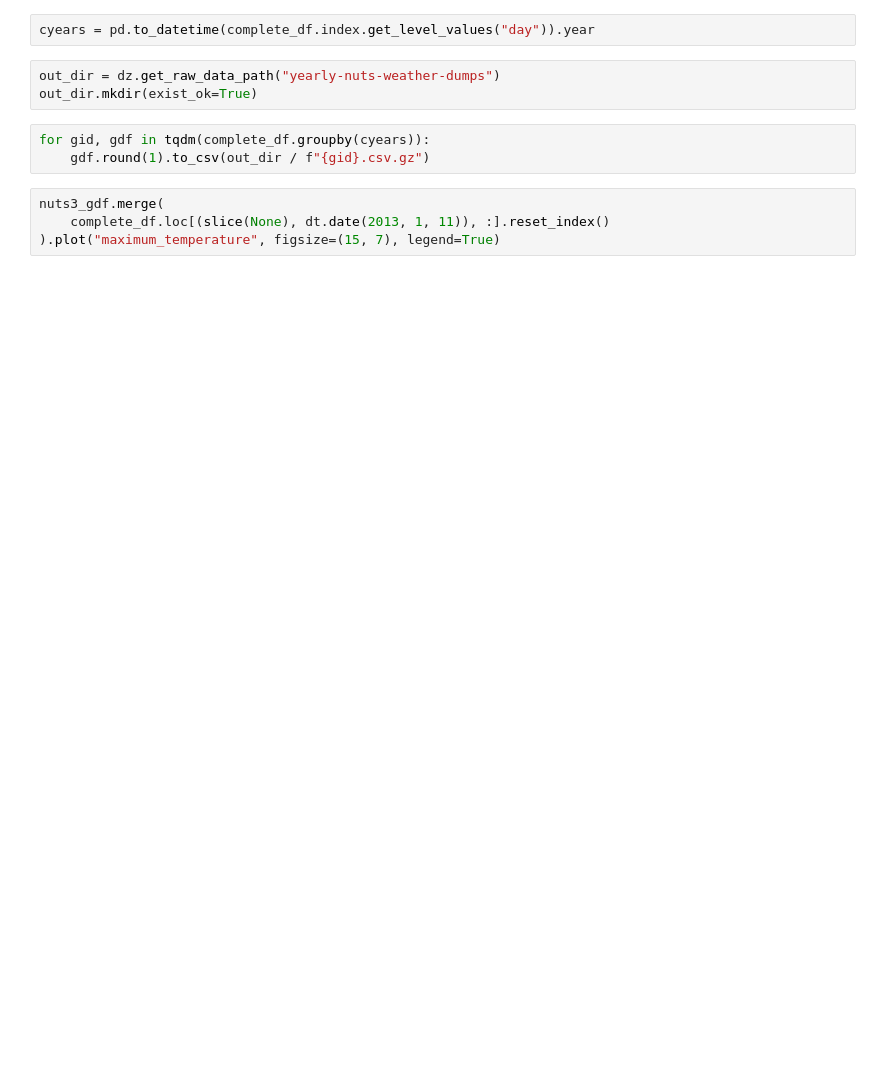
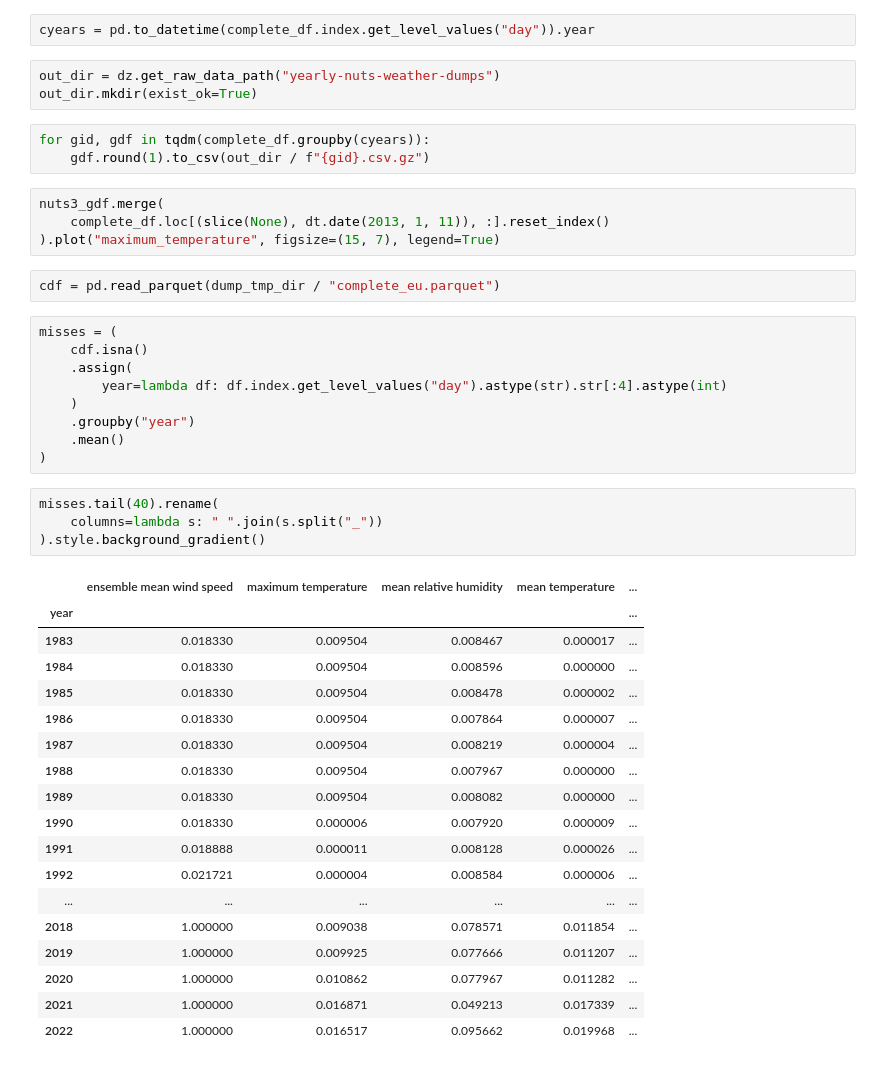
Before and after one commit to endremborza/weather-data, a Jupyter notebook: nutls-level-weather-dump.ipynb, the cells around one changed output. Saved outputs shown, nothing was run; the diff lists cells and outputs as text; blank space fills up the shorter version.

```diff
--- a/nutls-level-weather-dump.ipynb
+++ b/nutls-level-weather-dump.ipynb
@@ -111,3 +107,37 @@ for gid, gdf in tqdm(complete_df.groupby(cyears)):
 nuts3_gdf.merge(
     complete_df.loc[(slice(None), dt.date(2013, 1, 11)), :].reset_index()
 ).plot("maximum_temperature", figsize=(15, 7), legend=True)
+# %%
+cdf = pd.read_parquet(dump_tmp_dir / "complete_eu.parquet")
+# %%
+misses = (
+    cdf.isna()
+    .assign(
+        year=lambda df: df.index.get_level_values("day").astype(str).str[:4].astype(int)
+    )
+    .groupby("year")
+    .mean()
+)
+# %%
+misses.tail(40).rename(
+    columns=lambda s: " ".join(s.split("_"))
+).style.background_gradient()
+# %% [output]
+|  | ensemble mean wind speed | maximum temperature | mean relative humidity | mean temperature | ... |
+| year |  |  |  |  | ... |
+| 1983 | 0.018330 | 0.009504 | 0.008467 | 0.000017 | ... |
+| 1984 | 0.018330 | 0.009504 | 0.008596 | 0.000000 | ... |
+| 1985 | 0.018330 | 0.009504 | 0.008478 | 0.000002 | ... |
+| 1986 | 0.018330 | 0.009504 | 0.007864 | 0.000007 | ... |
+| 1987 | 0.018330 | 0.009504 | 0.008219 | 0.000004 | ... |
+| 1988 | 0.018330 | 0.009504 | 0.007967 | 0.000000 | ... |
+| 1989 | 0.018330 | 0.009504 | 0.008082 | 0.000000 | ... |
+| 1990 | 0.018330 | 0.000006 | 0.007920 | 0.000009 | ... |
+| 1991 | 0.018888 | 0.000011 | 0.008128 | 0.000026 | ... |
+| 1992 | 0.021721 | 0.000004 | 0.008584 | 0.000006 | ... |
+| ... | ... | ... | ... | ... | ... |
+| 2018 | 1.000000 | 0.009038 | 0.078571 | 0.011854 | ... |
+| 2019 | 1.000000 | 0.009925 | 0.077666 | 0.011207 | ... |
+| 2020 | 1.000000 | 0.010862 | 0.077967 | 0.011282 | ... |
+| 2021 | 1.000000 | 0.016871 | 0.049213 | 0.017339 | ... |
+| 2022 | 1.000000 | 0.016517 | 0.095662 | 0.019968 | ... |
```
Also changed, not shown: parts of 5 cells of this notebook.
